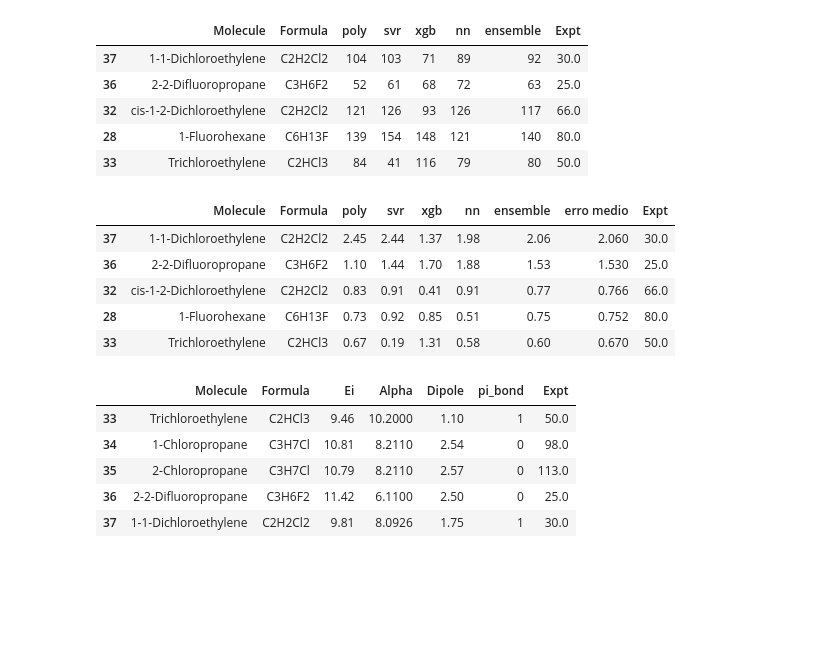
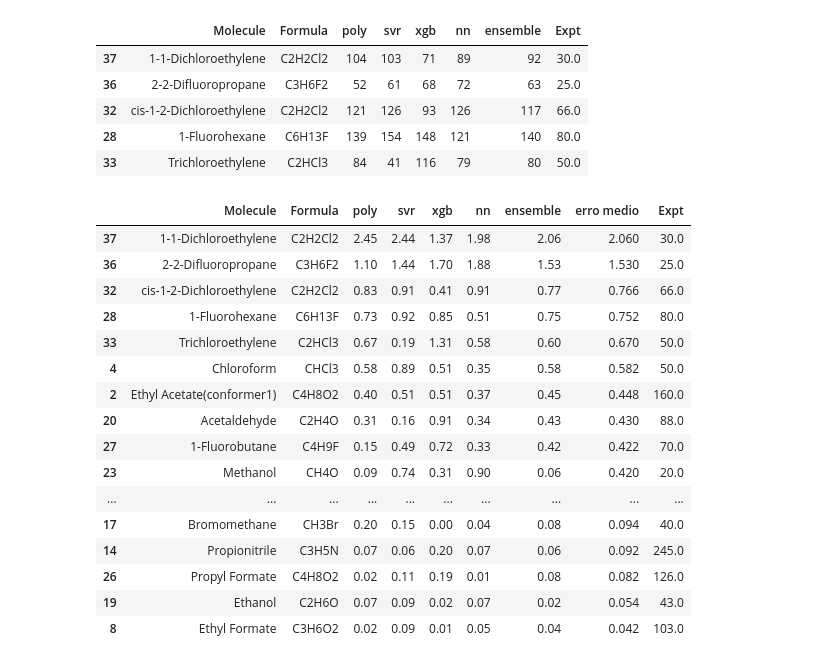
Before and after one commit to Miguilo/Master-Degree-Research, a Jupyter notebook: notebooks/preliminar_test.ipynb, the cells around one changed output. Saved outputs shown, nothing was run; the diff lists cells and outputs as text; code cells hidden in the pictures; blank space fills up the shorter version.

```diff
--- a/notebooks/preliminar_test.ipynb
+++ b/notebooks/preliminar_test.ipynb
@@ -72,20 +78,22 @@ df_predicts.iloc[[37,36,32,28,33]]
 | 28 | 1-Fluorohexane | C6H13F | 139 | 154 | 148 | 121 | 140 | 80.0 |
 | 33 | Trichloroethylene | C2HCl3 | 84 | 41 | 116 | 79 | 80 | 50.0 |
 # %%
-df_performances.sort_values("erro medio", ascending=False).head()
+df_performances.sort_values("erro medio", ascending=False)
 # %% [output]
 |  | Molecule | Formula | poly | svr | xgb | nn | ensemble | erro medio | Expt |
 | 37 | 1-1-Dichloroethylene | C2H2Cl2 | 2.45 | 2.44 | 1.37 | 1.98 | 2.06 | 2.060 | 30.0 |
 | 36 | 2-2-Difluoropropane | C3H6F2 | 1.10 | 1.44 | 1.70 | 1.88 | 1.53 | 1.530 | 25.0 |
 | 32 | cis-1-2-Dichloroethylene | C2H2Cl2 | 0.83 | 0.91 | 0.41 | 0.91 | 0.77 | 0.766 | 66.0 |
 | 28 | 1-Fluorohexane | C6H13F | 0.73 | 0.92 | 0.85 | 0.51 | 0.75 | 0.752 | 80.0 |
 | 33 | Trichloroethylene | C2HCl3 | 0.67 | 0.19 | 1.31 | 0.58 | 0.60 | 0.670 | 50.0 |
+| 4 | Chloroform | CHCl3 | 0.58 | 0.89 | 0.51 | 0.35 | 0.58 | 0.582 | 50.0 |
+| 2 | Ethyl Acetate(conformer1) | C4H8O2 | 0.40 | 0.51 | 0.51 | 0.37 | 0.45 | 0.448 | 160.0 |
+| 20 | Acetaldehyde | C2H4O | 0.31 | 0.16 | 0.91 | 0.34 | 0.43 | 0.430 | 88.0 |
+| 27 | 1-Fluorobutane | C4H9F | 0.15 | 0.49 | 0.72 | 0.33 | 0.42 | 0.422 | 70.0 |
+| 23 | Methanol | CH4O | 0.09 | 0.74 | 0.31 | 0.90 | 0.06 | 0.420 | 20.0 |
+| ... | ... | ... | ... | ... | ... | ... | ... | ... | ... |
+| 17 | Bromomethane | CH3Br | 0.20 | 0.15 | 0.00 | 0.04 | 0.08 | 0.094 | 40.0 |
+| 14 | Propionitrile | C3H5N | 0.07 | 0.06 | 0.20 | 0.07 | 0.06 | 0.092 | 245.0 |
+| 26 | Propyl Formate | C4H8O2 | 0.02 | 0.11 | 0.19 | 0.01 | 0.08 | 0.082 | 126.0 |
+| 19 | Ethanol | C2H6O | 0.07 | 0.09 | 0.02 | 0.07 | 0.02 | 0.054 | 43.0 |
+| 8 | Ethyl Formate | C3H6O2 | 0.02 | 0.09 | 0.01 | 0.05 | 0.04 | 0.042 | 103.0 |
-# %%
-df_all_pol.tail()
-# %% [output]
-|  | Molecule | Formula | Ei | Alpha | Dipole | pi_bond | Expt |
-| 33 | Trichloroethylene | C2HCl3 | 9.46 | 10.2000 | 1.10 | 1 | 50.0 |
-| 34 | 1-Chloropropane | C3H7Cl | 10.81 | 8.2110 | 2.54 | 0 | 98.0 |
-| 35 | 2-Chloropropane | C3H7Cl | 10.79 | 8.2110 | 2.57 | 0 | 113.0 |
-| 36 | 2-2-Difluoropropane | C3H6F2 | 11.42 | 6.1100 | 2.50 | 0 | 25.0 |
-| 37 | 1-1-Dichloroethylene | C2H2Cl2 | 9.81 | 8.0926 | 1.75 | 1 | 30.0 |
```
Also changed, not shown: parts of 3 cells of this notebook, 2 other files.
